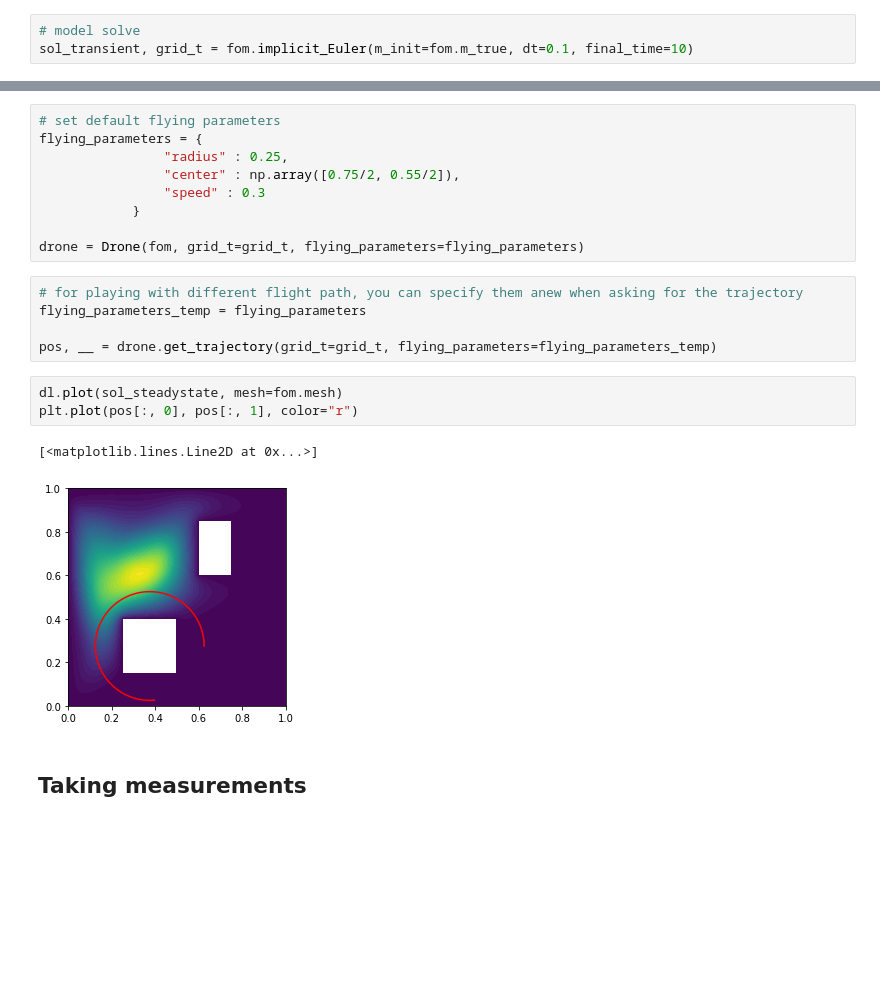
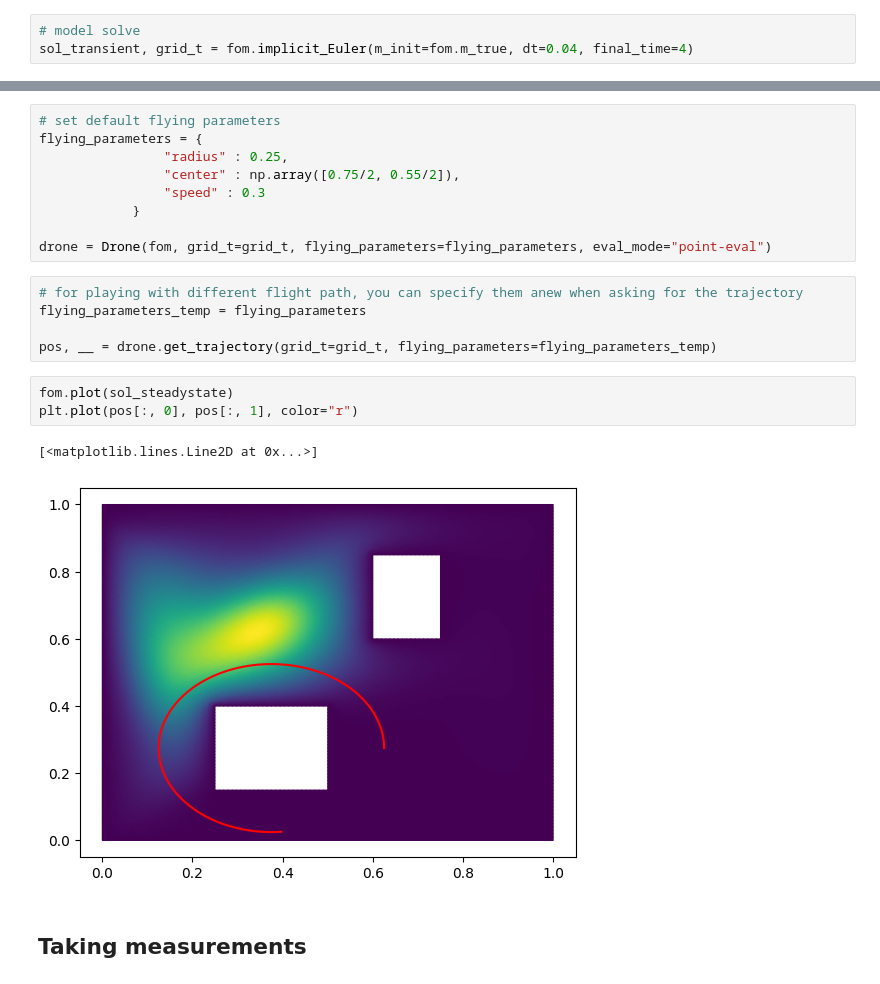
Before and after one commit to leyffer/m2dtIceSheet, a Jupyter notebook: notebooks/0_circle.ipynb, the cells around one changed output, grey strips where cells are left out. Drawn from its saved outputs; the diff is of its cells as text; blank space fills up the shorter version.

```diff
--- a/notebooks/0_circle.ipynb
+++ b/notebooks/0_circle.ipynb
@@ -62,6 +77,6 @@ dl.plot(fom.m_true, mesh=fom.mesh)
 # %%
 # model solve
-sol_transient, grid_t = fom.implicit_Euler(m_init=fom.m_true, dt=0.1, final_time=10)
+sol_transient, grid_t = fom.implicit_Euler(m_init=fom.m_true, dt=0.04, final_time=4)
 # %%
 t = 0.8
 k = np.argmin(np.abs(grid_t - t))
@@ -89,18 +101,18 @@ flying_parameters = {
                 "speed" : 0.3
             }
 
-drone = Drone(fom, grid_t=grid_t, flying_parameters=flying_parameters)
+drone = Drone(fom, grid_t=grid_t, flying_parameters=flying_parameters, eval_mode="point-eval")
 # %%
 # for playing with different flight path, you can specify them anew when asking for the trajectory
 flying_parameters_temp = flying_parameters
 
 pos, __ = drone.get_trajectory(grid_t=grid_t, flying_parameters=flying_parameters_temp)
 # %%
-dl.plot(sol_steadystate, mesh=fom.mesh)
+fom.plot(sol_steadystate)
 plt.plot(pos[:, 0], pos[:, 1], color="r")
 # %% [output]
 [<matplotlib.lines.Line2D at 0x...>]
-[figure, old version]
+[figure, new version]
 # %% [markdown]
 ## Taking measurements
 # %% [markdown]
```
Also changed, not shown: parts of 40 cells of this notebook, 6 other files.
